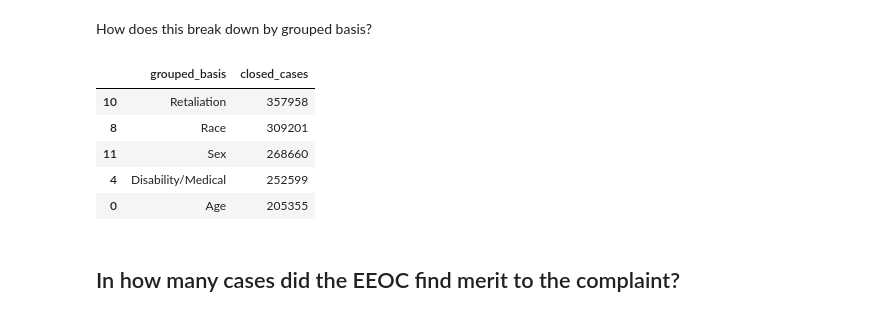
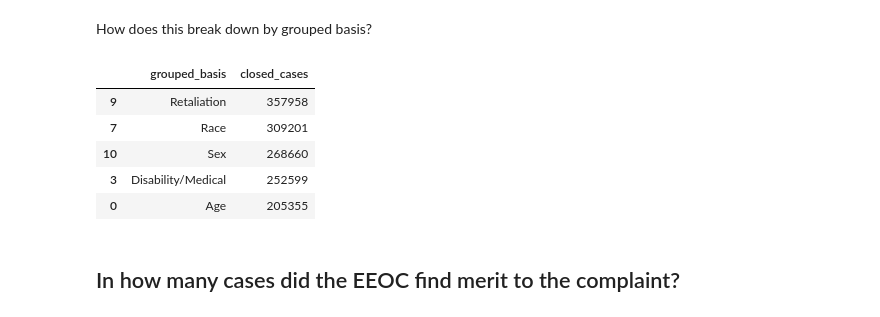
Before and after one commit to PublicI/employment-discrimination, a Jupyter notebook: employment-discrimination.ipynb, the cells around one changed output. Cells and saved outputs as stored; diff of their text form; code cells hidden in the pictures.

```diff
--- a/employment-discrimination.ipynb
+++ b/employment-discrimination.ipynb
@@ -241,13 +241,12 @@ charges["grouped_basis"] = np.where(charges["basis"].str.contains("age", case=Fa
                             np.where(charges["basis"].str.contains("genetic", case=False), "Genetics",
                             np.where(charges["basis"].str.contains("ancestry", case=False) | charges["basis"].str.contains("national origin", case=False), "Ancestry/National Origin",
                             np.where(charges["basis"].isin(["Conviction Record", "Marital Status", "Other",
-                                                            "Unassigned"]), "Other",
+                                                            "Relationship/Assn.", "Unassigned"]), "Other",
                             np.where(charges["basis"].str.contains("race", case=False), "Race",
-                            np.where(charges["basis"].str.contains("relationship/assn.", case=False), "Association",
                             np.where(charges["basis"].str.contains("retaliation", case=False), "Retaliation",
                             np.where(charges["basis"].str.contains("religion", case=False), "Religion",
                             np.where(charges["basis"].str.contains("sex", case=False), "Sex",
-                                    ""))))))))))))
+                                    "")))))))))))
 charges.groupby("grouped_basis")["charge_num"].count()
 # %% [output]
 grouped_basis
@@ -322,6 +320,7 @@ all_cases_by_grouped_basis.sort_values("all_cases", ascending=False).head()
 ## How many closed cases are we dealing with?
 # %%
 closed_charges = charges[charges["closure_action"].notnull()]
-closed_charges["charge_num"].nunique()
+closed_cases = charges[charges["closure_action"].notnull()]
+closed_cases["charge_num"].nunique()
 # %% [output]
 928767
@@ -357,15 +366,15 @@ closed_cases_by_basis.sort_values("closed_cases", ascending=False).head()
 # %% [markdown]
 How does this break down by grouped basis?
 # %%
-closed_cases_by_grouped_basis = closed_charges.groupby(["grouped_basis"])["charge_num"].nunique().reset_index()
+closed_cases_by_grouped_basis = closed_cases.groupby(["grouped_basis"])["charge_num"].nunique().reset_index()
 closed_cases_by_grouped_basis.rename(columns={"charge_num": "closed_cases"}, inplace=True)
 closed_cases_by_grouped_basis.sort_values("closed_cases", ascending=False).head()
 # %% [output]
 |  | grouped_basis | closed_cases |
-| 10 | Retaliation | 357958 |
-| 8 | Race | 309201 |
-| 11 | Sex | 268660 |
-| 4 | Disability/Medical | 252599 |
+| 9 | Retaliation | 357958 |
+| 7 | Race | 309201 |
+| 10 | Sex | 268660 |
+| 3 | Disability/Medical | 252599 |
 | 0 | Age | 205355 |
 # %% [markdown]
 ## In how many cases did the EEOC find merit to the complaint?
```
Also changed, not shown: parts of 26 cells of this notebook.
